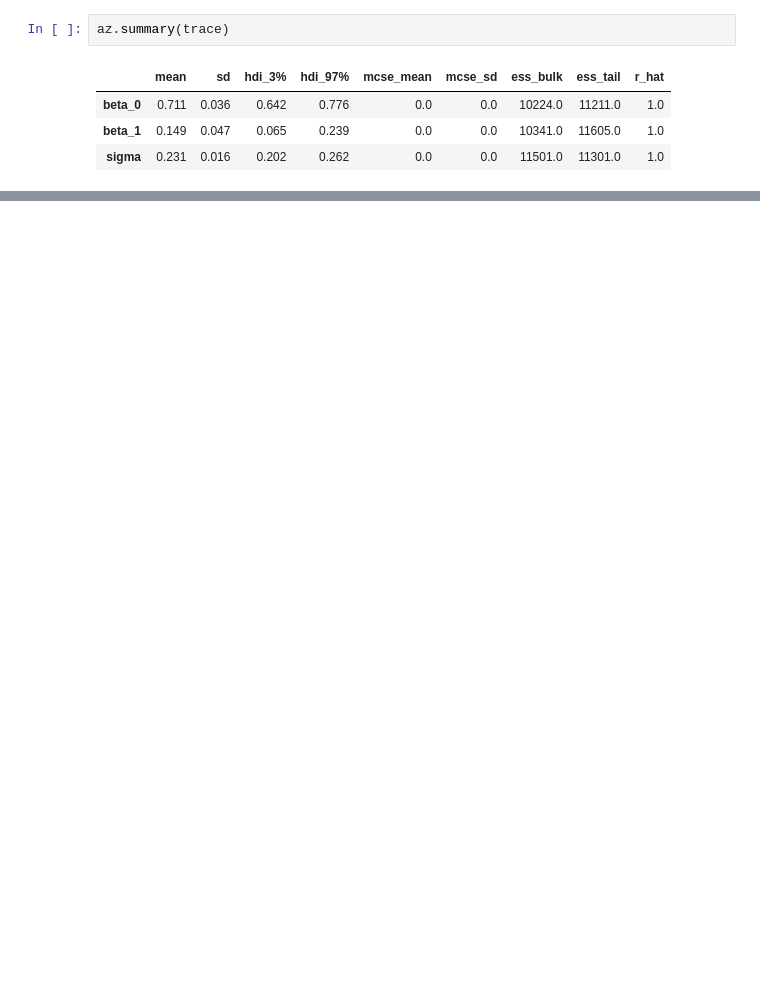
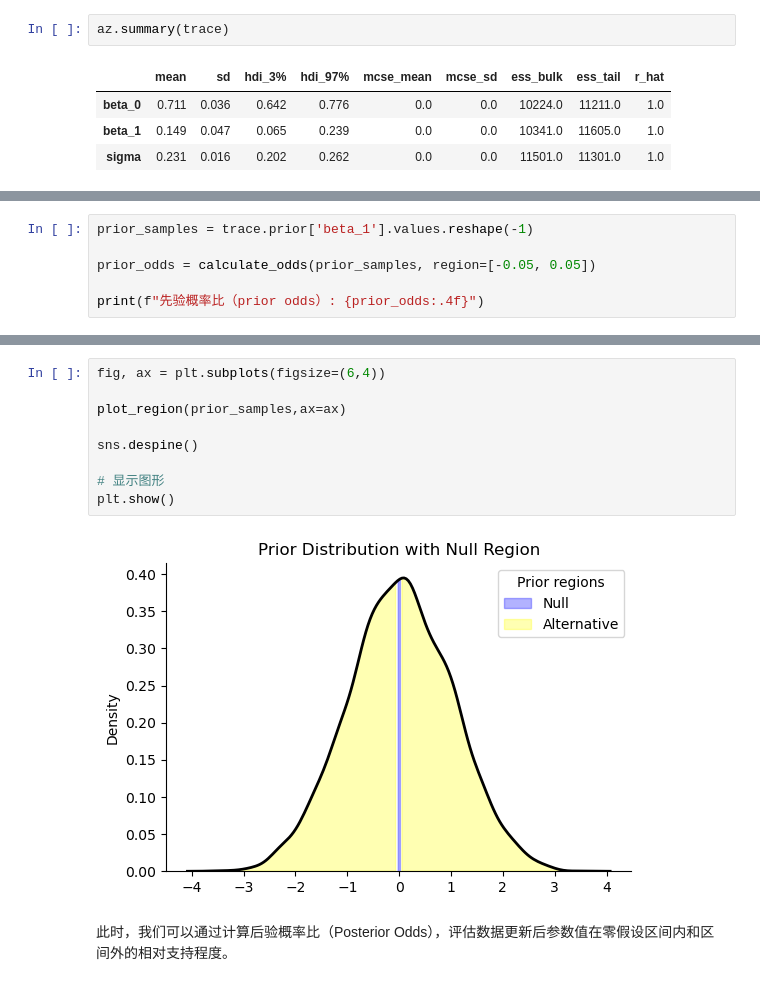
Before and after one commit to hcp4715/psybayesian, a Jupyter notebook: lecture9.ipynb, the cells around one changed output, grey strips where cells are left out. Saved outputs shown, nothing was run; the diff lists cells and outputs as text; blank space fills up the shorter version.

```diff
--- a/lecture9.ipynb
+++ b/lecture9.ipynb
@@ -688,0 +509,6 @@ plt.show()
+# %%
+prior_samples = trace.prior['beta_1'].values.reshape(-1)
+
+prior_odds = calculate_odds(prior_samples, region=[-0.05, 0.05])
+
+print(f"先验概率比（prior odds）: {prior_odds:.4f}")
@@ -688,0 +555,13 @@ plt.show()
+# %%
+fig, ax = plt.subplots(figsize=(6,4))
+
+plot_region(prior_samples,ax=ax)
+
+sns.despine()
+
+# 显示图形
+plt.show()
+# %% [output]
+[figure, added]
+# %% [markdown]
+此时，我们可以通过计算后验概率比（Posterior Odds），评估数据更新后参数值在零假设区间内和区间外的相对支持程度。
```
Also changed, not shown: parts of 72 cells of this notebook.
